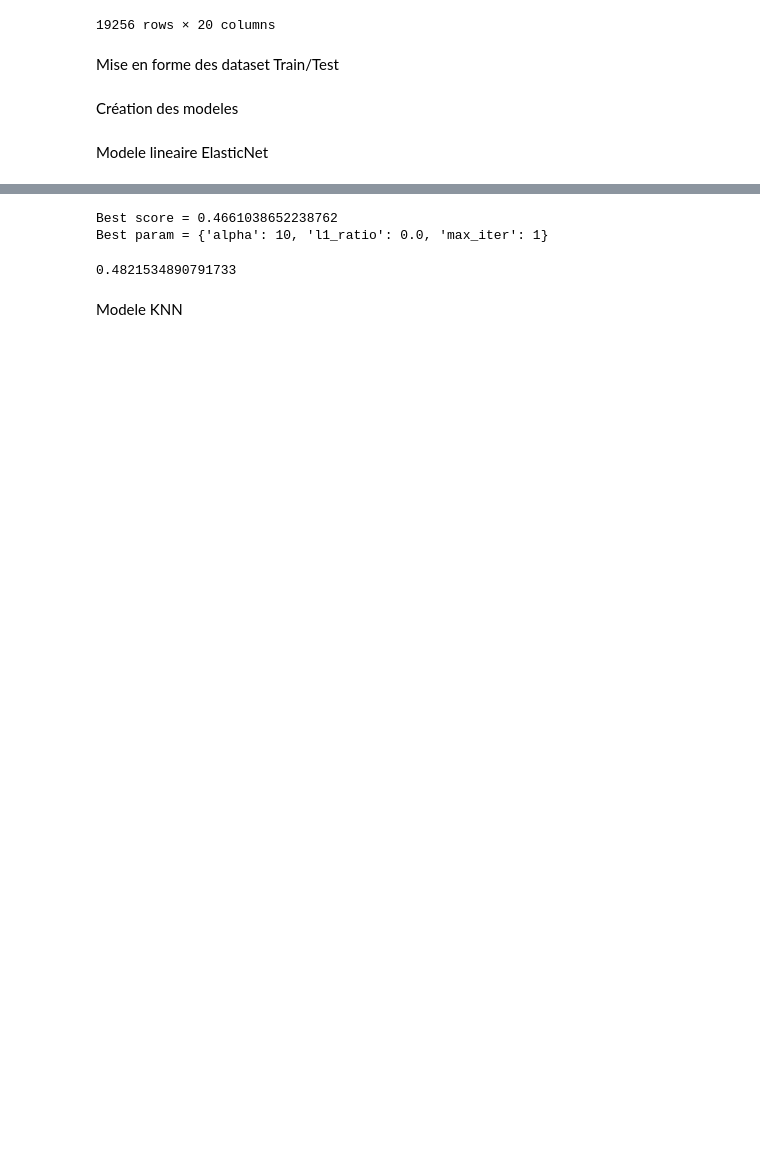
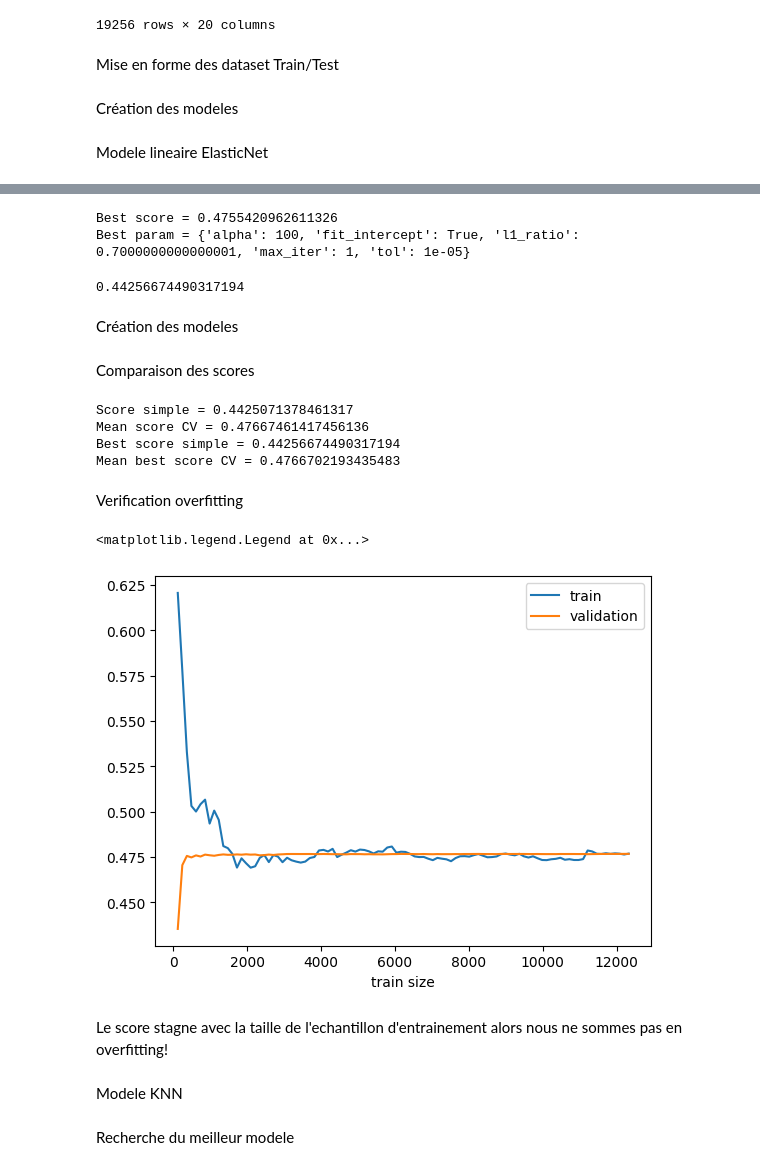
Before and after one commit to AurelPap/apartment-hunter, a Jupyter notebook: working_file_aurel/02_train_test.ipynb, the cells around one changed output, grey strips where cells are left out. Saved outputs shown, nothing was run; the diff lists cells and outputs as text; code cells hidden in the pictures; blank space fills up the shorter version.

Commit message:
[update]  Modele ElasticNet et KNN optimisés (GridSearchCV)

```diff
--- a/working_file_aurel/02_train_test.ipynb
+++ b/working_file_aurel/02_train_test.ipynb
@@ -73,8 +72,12 @@ Modele lineaire ElasticNet
 # %%
-linear_param_grid = {"max_iter": [1, 5, 10, 50, 100, 500, 1000, 5000, 10000],
-                      "alpha": [0.0001, 0.001, 0.01, 0.1, 1, 10, 100],
-                      "l1_ratio": np.arange(0.0, 1.0, 0.1),
-                      'tol' : [0.00001, 0.0001, 0.001]}
+eNet_model = ElasticNet()
+
+linear_param_grid = {
+                        "alpha": [0.0001, 0.001, 0.01, 0.1, 1, 10, 100, 1000],
+                        "l1_ratio": np.arange(0.0, 1.0, 0.1),
+                        "fit_intercept" : [True,False],
+                        "max_iter": [1, 5, 10],
+                        'tol' : [0.00001, 0.0001, 0.001]}
 
 
 grid = GridSearchCV(eNet_model, linear_param_grid, scoring='r2', cv=10)
@@ -82,11 +85,7 @@ grid.fit(X4_train, y4_train)
 
 print(f"Best score = {grid.best_score_}")
 print(f"Best param = {grid.best_params_}")
-
-eNet_model = grid.best_estimator_
-
-eNet_model.score(X4_test, y4_test)
 # %% [output]
-Best score = 0.4661038652238762
-Best param = {'alpha': 10, 'l1_ratio': 0.0, 'max_iter': 1}
+Best score = 0.4755420962611326
+Best param = {'alpha': 100, 'fit_intercept': True, 'l1_ratio': 0.7000000000000001, 'max_iter': 1, 'tol': 1e-05}
-0.4821534890791733
+0.44256674490317194
@@ -96,3 +92,50 @@ df
+# %% [markdown]
+Création des modeles
+# %%
+eNet_model = ElasticNet()
+eNet_model_best = ElasticNet(alpha=100, l1_ratio=0.7, max_iter=1, tol=0.00001)
+# %% [markdown]
+Comparaison des scores
+# %%
+# Modele simple
+eNet_model.fit(X4_train, y4_train)
+
+score_simple = eNet_model.score(X4_test, y4_test)
+print(f"Score simple = {score_simple}")
+
+
+score_cv = cross_val_score(eNet_model, X4_train, y4_train, cv=5).mean()
+print(f"Mean score CV = {score_cv}")
+
+# Meilleur modele
+eNet_model_best.fit(X4_train, y4_train)
+
+best_score_simple = eNet_model_best.score(X4_test, y4_test)
+print(f"Best score simple = {best_score_simple}")
+
+best_score_cv = cross_val_score(eNet_model_best, X4_train, y4_train, cv=5).mean()
+print(f"Mean best score CV = {best_score_cv}")
+# %% [output]
+Score simple = 0.4425071378461317
+Mean score CV = 0.47667461417456136
+Best score simple = 0.44256674490317194
+Mean best score CV = 0.4766702193435483
+# %% [markdown]
+Verification overfitting
+# %%
+N, train_score, val_score = learning_curve(eNet_model_best, X4_train, y4_train, train_sizes=np.linspace(0.01, 1, 100))
+
+plt.plot(N, train_score.mean(axis=1), label="train")
+plt.plot(N, val_score.mean(axis=1), label="validation")
+plt.xlabel("train size")
+plt.legend()
+# %% [output]
+<matplotlib.legend.Legend at 0x...>
+[figure, added]
+# %% [markdown]
+Le score stagne avec la taille de l'echantillon d'entrainement alors nous ne sommes pas en overfitting!
 # %% [markdown]
 Modele KNN
+# %% [markdown]
+Recherche du meilleur modele
 # %%
```
Also changed, not shown: parts of 12 cells of this notebook.
